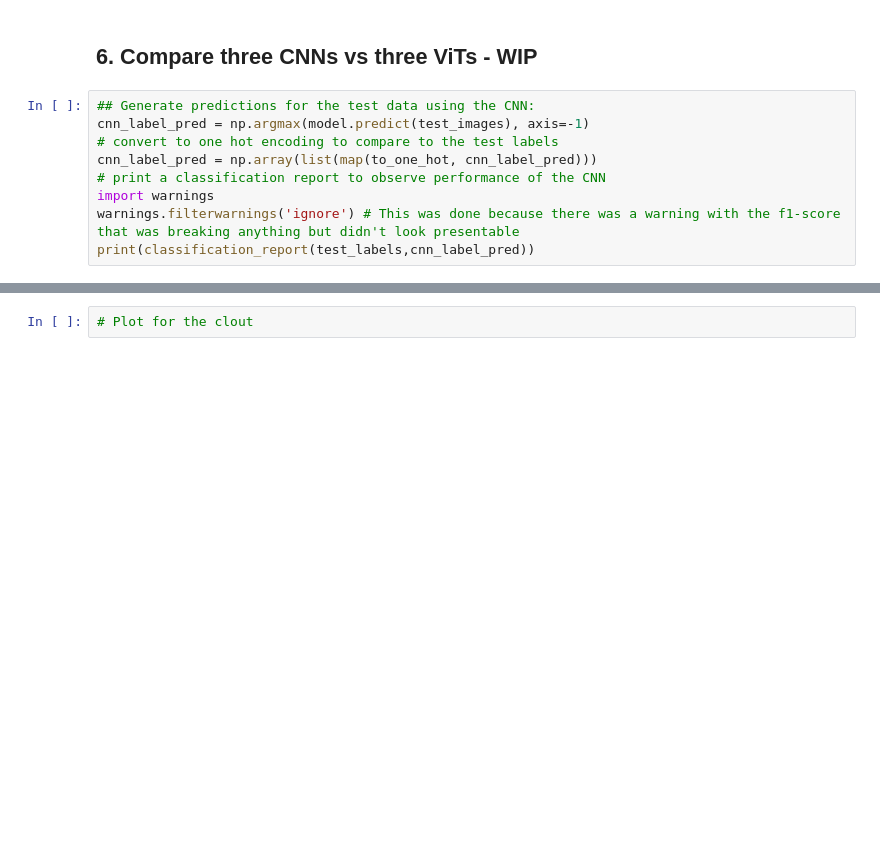
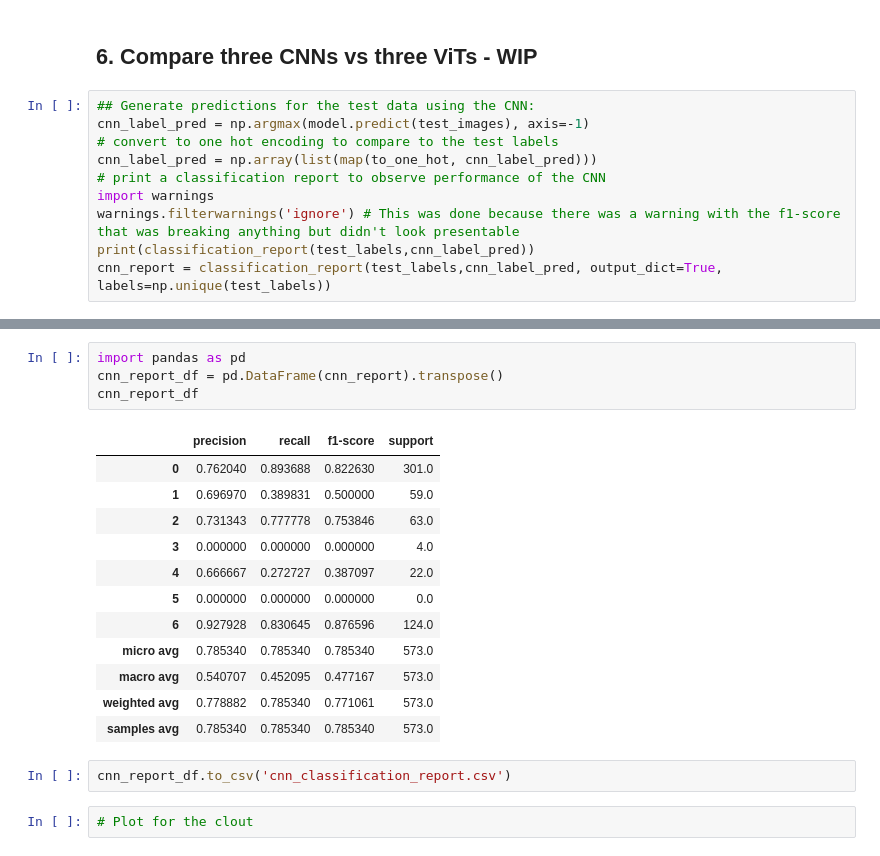
Before and after one commit to y4801/Final-Project---ECE-697ML, a Jupyter notebook: MarsLookLikeMoon - Ani Copy.ipynb, the cells around one changed output, grey strips where cells are left out. Drawn from its saved outputs; the diff is of its cells as text; blank space fills up the shorter version.

```diff
--- a/MarsLookLikeMoon - Ani Copy.ipynb
+++ b/MarsLookLikeMoon - Ani Copy.ipynb
@@ -313,3 +313,4 @@ cnn_label_pred = np.array(list(map(to_one_hot, cnn_label_pred)))
 import warnings
 warnings.filterwarnings('ignore') # This was done because there was a warning with the f1-score that was breaking anything but didn't look presentable
 print(classification_report(test_labels,cnn_label_pred))
+cnn_report = classification_report(test_labels,cnn_label_pred, output_dict=True, labels=np.unique(test_labels))
@@ -316,3 +332,22 @@ print(classification_report(test_labels,cnn_label_pred))
+# %%
+import pandas as pd
+cnn_report_df = pd.DataFrame(cnn_report).transpose()
+cnn_report_df
+# %% [output]
+|  | precision | recall | f1-score | support |
+| 0 | 0.762040 | 0.893688 | 0.822630 | 301.0 |
+| 1 | 0.696970 | 0.389831 | 0.500000 | 59.0 |
+| 2 | 0.731343 | 0.777778 | 0.753846 | 63.0 |
+| 3 | 0.000000 | 0.000000 | 0.000000 | 4.0 |
+| 4 | 0.666667 | 0.272727 | 0.387097 | 22.0 |
+| 5 | 0.000000 | 0.000000 | 0.000000 | 0.0 |
+| 6 | 0.927928 | 0.830645 | 0.876596 | 124.0 |
+| micro avg | 0.785340 | 0.785340 | 0.785340 | 573.0 |
+| macro avg | 0.540707 | 0.452095 | 0.477167 | 573.0 |
+| weighted avg | 0.778882 | 0.785340 | 0.771061 | 573.0 |
+| samples avg | 0.785340 | 0.785340 | 0.785340 | 573.0 |
+# %%
+cnn_report_df.to_csv('cnn_classification_report.csv')
 # %%
 # Plot for the clout
 # %% [output]
```
Also changed, not shown: parts of 1 cell of this notebook, 2 other files.
